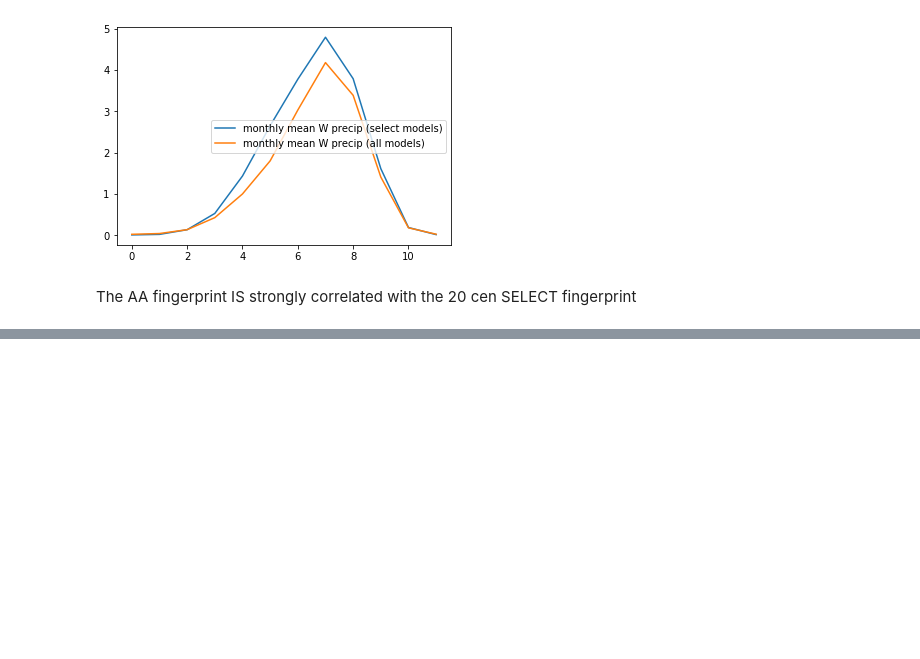
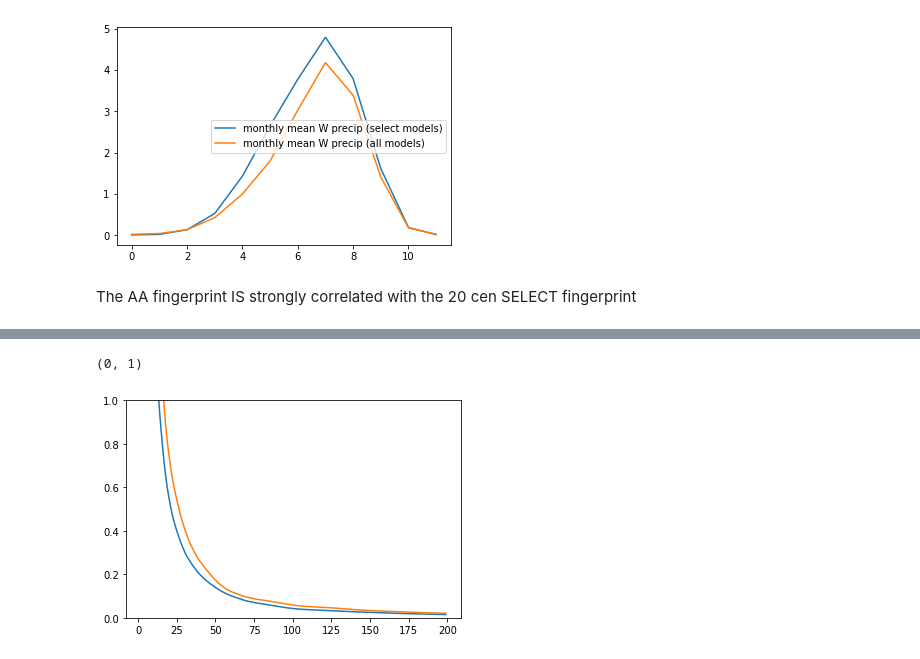
Before and after one commit to katemarvel/Sahel_Code, a Jupyter notebook: SahelFinal.ipynb, the cells around one changed output, grey strips where cells are left out. Cells and saved outputs as stored; diff of their text form; code cells hidden in the pictures; blank space fills up the shorter version.

```diff
--- a/SahelFinal.ipynb
+++ b/SahelFinal.ipynb
@@ -937,5 +676,0 @@ NameError: name 'LINEAR' is not defined
-# %%
-projections,PC=TEST.get_model_projections("h85",fingerprint_time=("1901-1-1",'1999-12-31'))
-noise,PCn=TEST.get_noise_projections("h85",fingerprint_time=("1901-1-1",'1999-12-31'))
-Zobs,PCo=TEST.get_obs_proj("h85",fingerprint_time=("1901-1-1",'1999-12-31'))
-modsigs=TEST.model_projection_coefficients("h85",fingerprint_time=("1901-1-1",'1999-12-31'))
@@ -1087,0 +784,11 @@ NameError: name 'ppc' is not defined
+# %%
+NOISETERMS_INDIVIDUAL_20={}
+NOISETERMS_INDIVIDUAL_21={}
+include=["pr_CE","intensity_CE","pr_W","intensity_W"]
+for variable in include:
+    solver20=SOLVERS20[variable]
+    solver21=SOLVERS21[variable]
+    NOISETERMS_INDIVIDUAL_20[variable]=noiseterms_for_SN(solver20,include=variable)
+    NOISETERMS_INDIVIDUAL_21[variable]=noiseterms_for_SN(solver21,include=variable)
+NOISETERMS_INDIVIDUAL_20["all"]=noiseterms_for_SN(cen20,include=include)
+NOISETERMS_INDIVIDUAL_21["all"]=noiseterms_for_SN(cen21,include=include)
@@ -1087,0 +834,20 @@ NameError: name 'ppc' is not defined
+# %%
+f20=cdms.open("/Users/kmarvel/Google Drive/Sahel/DATA/SN/signals20cen.nc","w")
+for variable in include:
+    projections20=h85.project_on_solver(time_bounds=('1900-1-1','1999-12-31'),include=variable)
+    projections20.id=variable
+    f20.write(projections20)
+projections20=h85.project_on_solver(time_bounds=('1900-1-1','1999-12-31'),include=include)
+projections20.id="all"
+f20.write(projections20)
+f20.close()
+# %%
+f21=cdms.open("/Users/kmarvel/Google Drive/Sahel/DATA/SN/signals21cen.nc","w")
+for variable in include:
+    projections21=h85.project_on_solver(time_bounds=('2000-1-1','2099-12-31'),include=variable)
+    projections21.id=variable
+    f21.write(projections21)
+projections21=h85.project_on_solver(time_bounds=('2000-1-1','2099-12-31'),include=include)
+projections21.id="all"
+f21.write(projections21)
+f21.close()
@@ -1087,0 +867,12 @@ NameError: name 'ppc' is not defined
+# %%
+def plot_noise(variable,century):
+    fnoise=cdms.open("/Users/kmarvel/Google Drive/Sahel/DATA/SN/noise"+str(century)+"cen.nc")
+    noise=fnoise(variable)
+    plt.plot(noise.asma())
+plot_noise("intensity_W",21)
+plot_noise("all",21)
+
+plt.ylim(0,1)
+# %% [output]
+(0, 1)
+[figure, added]
```
Also changed, not shown: parts of 58 cells of this notebook, 1 other file.
